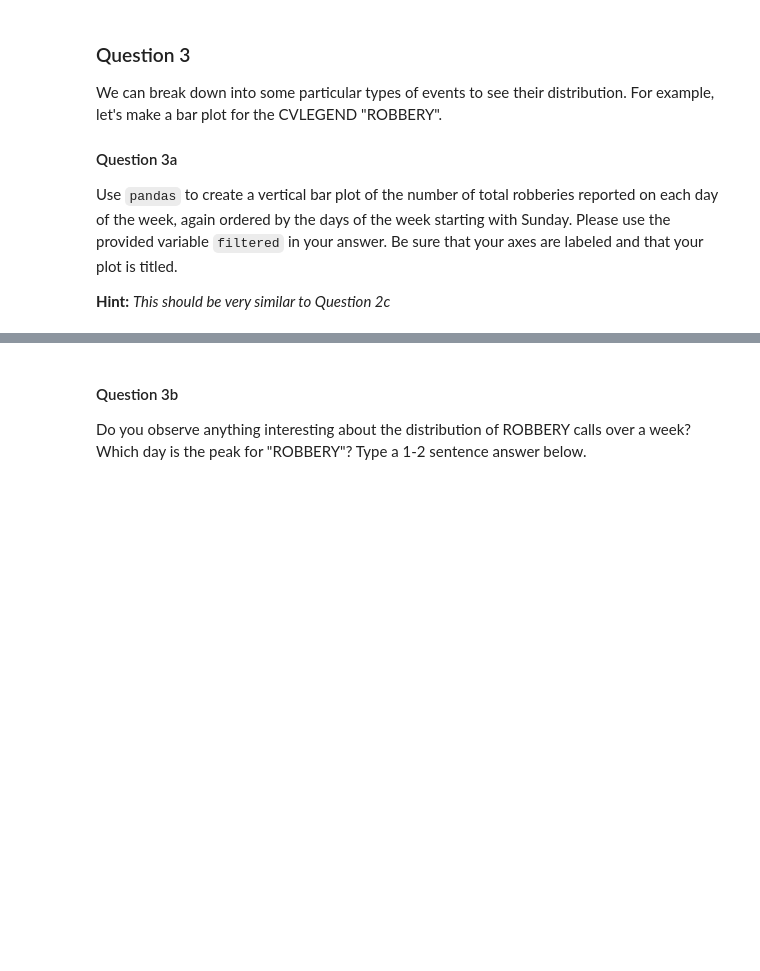
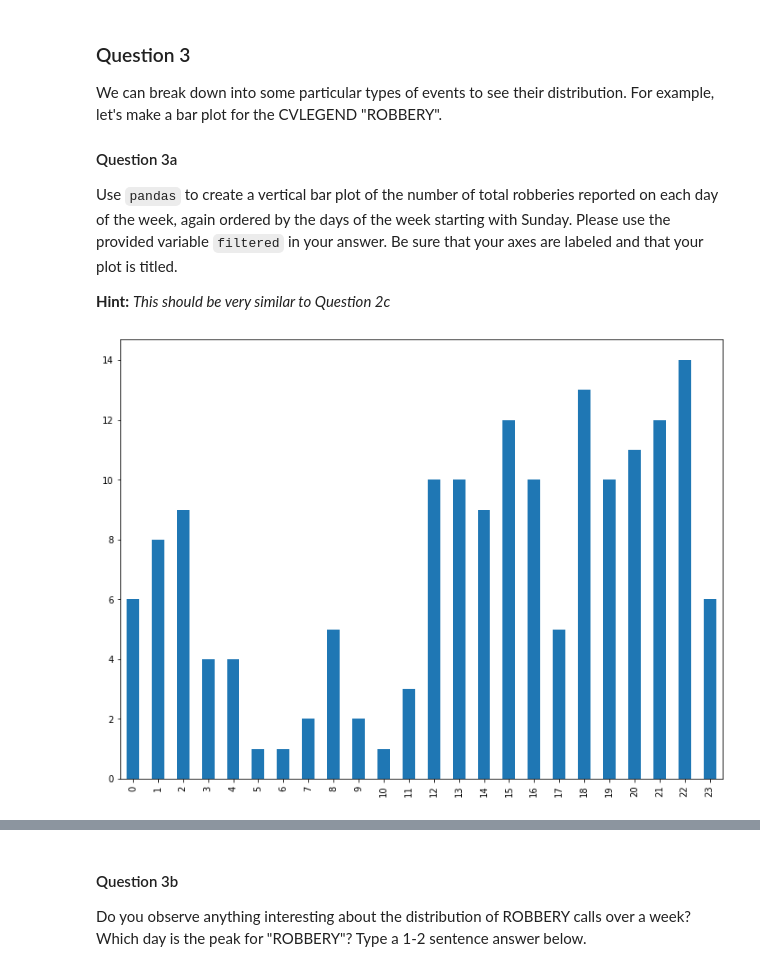
Before and after one commit to TheEvergreenStateCollege/week-2-hunter-a1, a Jupyter notebook: lab/lab03/lab03.ipynb, the cells around one changed output, grey strips where cells are left out. Saved outputs shown, nothing was run; the diff lists cells and outputs as text; code cells hidden in the pictures; blank space fills up the shorter version.

```diff
--- a/lab/lab03/lab03.ipynb
+++ b/lab/lab03/lab03.ipynb
@@ -366,11 +373,13 @@ name: q3a
 -->
 # %%
 filtered = calls[calls["CVLEGEND"] == "ROBBERY"]
-...
+ax = filtered["Hour"].value_counts().reindex(range(24)).plot(kind='bar')
 
 
 
 # Leave this for grading purposes
 ax_4a = plt.gca()
+# %% [output]
+[figure, added]
 # %%
 grader.check("q3a")
```
Also changed, not shown: parts of 14 cells of this notebook.
